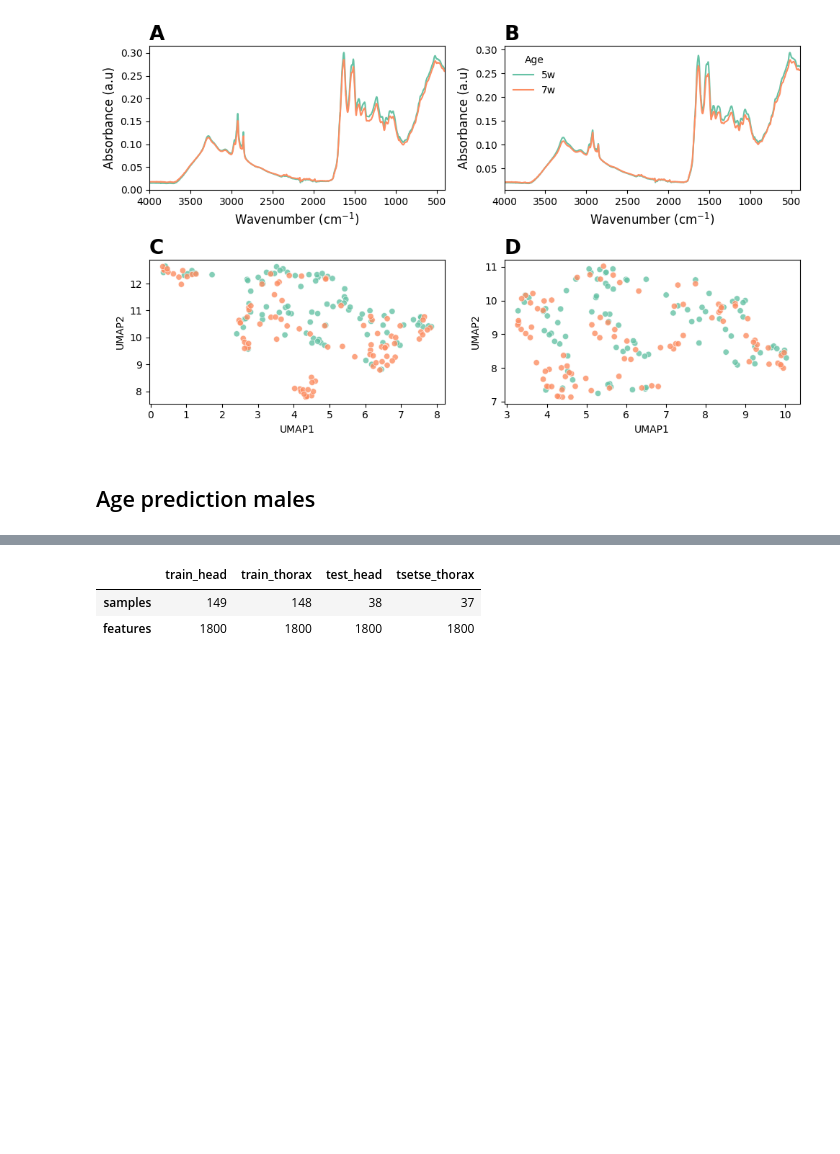
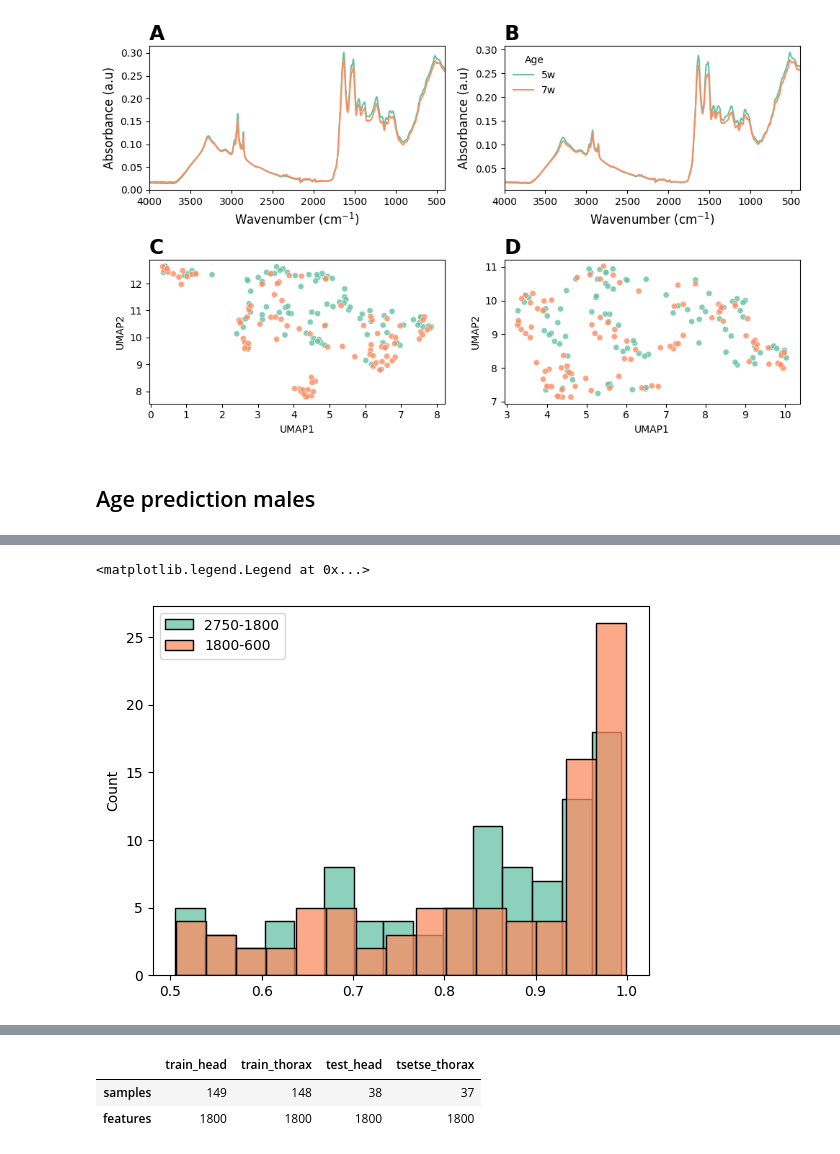
Before and after one commit to maurocolapso/Pazmino_TsetseMIRS_2023, a Jupyter notebook: notebooks/age_prediction_males.ipynb, the cells around one changed output, grey strips where cells are left out. Saved outputs shown, nothing was run; the diff lists cells and outputs as text; code cells hidden in the pictures; blank space fills up the shorter version.

```diff
--- a/notebooks/age_prediction_males.ipynb
+++ b/notebooks/age_prediction_males.ipynb
@@ -176,0 +223,7 @@ wavenumbers_reduced = [int(x) for x in waveNumslist_reduced]
+# %%
+sn.histplot(x[x >= 0.5], bins=15, label='2750-1800')
+sn.histplot(xx[xx >= 0.5], bins=15, label='1800-600')
+plt.legend()
+# %% [output]
+<matplotlib.legend.Legend at 0x...>
+[figure, added]
```
Also changed, not shown: parts of 28 cells of this notebook, 13 other files.
